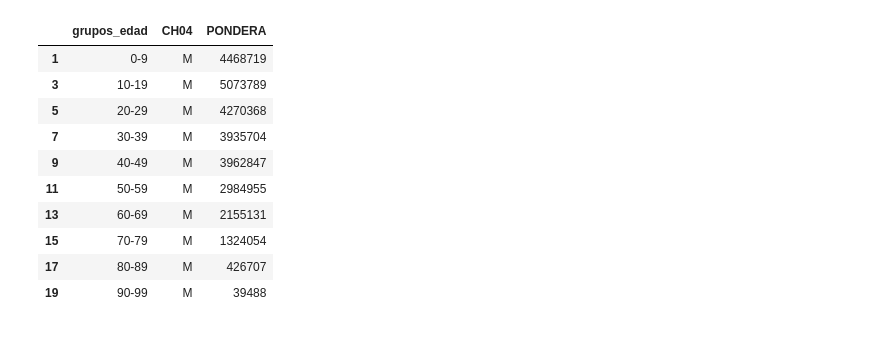
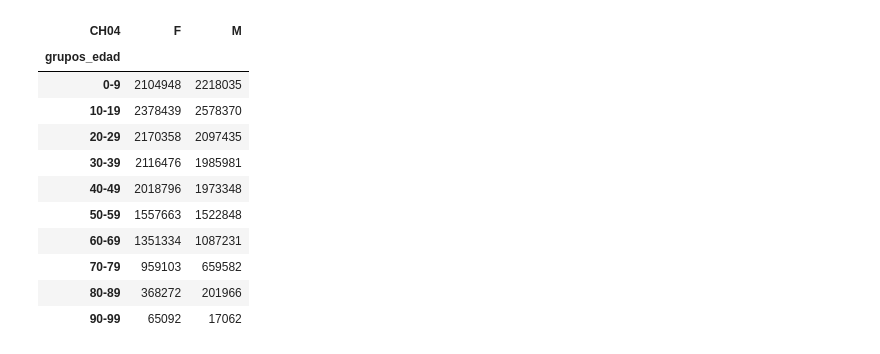
Before and after one commit to noguesan/TP_Integrado_lenguajes, a Jupyter notebook: src/caracteristicas_demograficas_test.ipynb, the cells around one changed output. Drawn from its saved outputs; the diff is of its cells as text; code cells hidden in the pictures.

```diff
--- a/src/caracteristicas_demograficas_test.ipynb
+++ b/src/caracteristicas_demograficas_test.ipynb
@@ -6,6 +52,8 @@ import matplotlib.pyplot as plt
 # %%
 archivo_clean_path = DATA_CLEAN_PATH / "usu_clean_individual.csv"
 df = pd.read_csv(archivo_clean_path, delimiter=",",low_memory=False)
+df = df[df["ANO4"] == 2024]
+df = df[df["TRIMESTRE"] == 2]
 df
 # %% [output]
 |  | CODUSU | ANO4 | TRIMESTRE | NRO_HOGAR | COMPONENTE | H15 | REGION | MAS_500 | AGLOMERADO | PONDERA | ... |
@@ -53,6 +101,6 @@ df_filtrado["CH06"] = pd.to_numeric(df_filtrado["CH06"], errors="coerce")
 df_filtrado["grupos_edad"] = pd.cut(df_filtrado["CH06"],bins=rango_anios , labels=etiquetas)
 
 df_filtrado["CH04"] = df_filtrado["CH04"].apply(lambda x: "M" if x == 1 else "F")
-df_filtrado = df_filtrado.groupby(["grupos_edad","CH04"])["PONDERA"].sum().reset_index()
+df_filtrado = df_filtrado.groupby(["CH04","grupos_edad"])["PONDERA"].sum().reset_index()
 
 df_filtrado
@@ -59,19 +125,21 @@ df_filtrado
 # %%
 df_hombres = df_filtrado[df_filtrado["CH04"] == 'M'].copy()
 df_mujeres = df_filtrado[df_filtrado["CH04"] == 'F'].copy()
-df_hombres
+df_pivot = df_filtrado.pivot(index="grupos_edad",columns="CH04",values="PONDERA")
+df_pivot
 # %% [output]
-|  | grupos_edad | CH04 | PONDERA |
-| 1 | 0-9 | M | 4468719 |
-| 3 | 10-19 | M | 5073789 |
-| 5 | 20-29 | M | 4270368 |
-| 7 | 30-39 | M | 3935704 |
-| 9 | 40-49 | M | 3962847 |
-| 11 | 50-59 | M | 2984955 |
-| 13 | 60-69 | M | 2155131 |
-| 15 | 70-79 | M | 1324054 |
-| 17 | 80-89 | M | 426707 |
-| 19 | 90-99 | M | 39488 |
+| CH04 | F | M |
+| grupos_edad |  |  |
+| 0-9 | 2104948 | 2218035 |
+| 10-19 | 2378439 | 2578370 |
+| 20-29 | 2170358 | 2097435 |
+| 30-39 | 2116476 | 1985981 |
+| 40-49 | 2018796 | 1973348 |
+| 50-59 | 1557663 | 1522848 |
+| 60-69 | 1351334 | 1087231 |
+| 70-79 | 959103 | 659582 |
+| 80-89 | 368272 | 201966 |
+| 90-99 | 65092 | 17062 |
 # %%
 x = np.arange(len(df_hombres.index))
 ancho = 0.35
```
Also changed, not shown: parts of 10 cells of this notebook, 1 other file.
